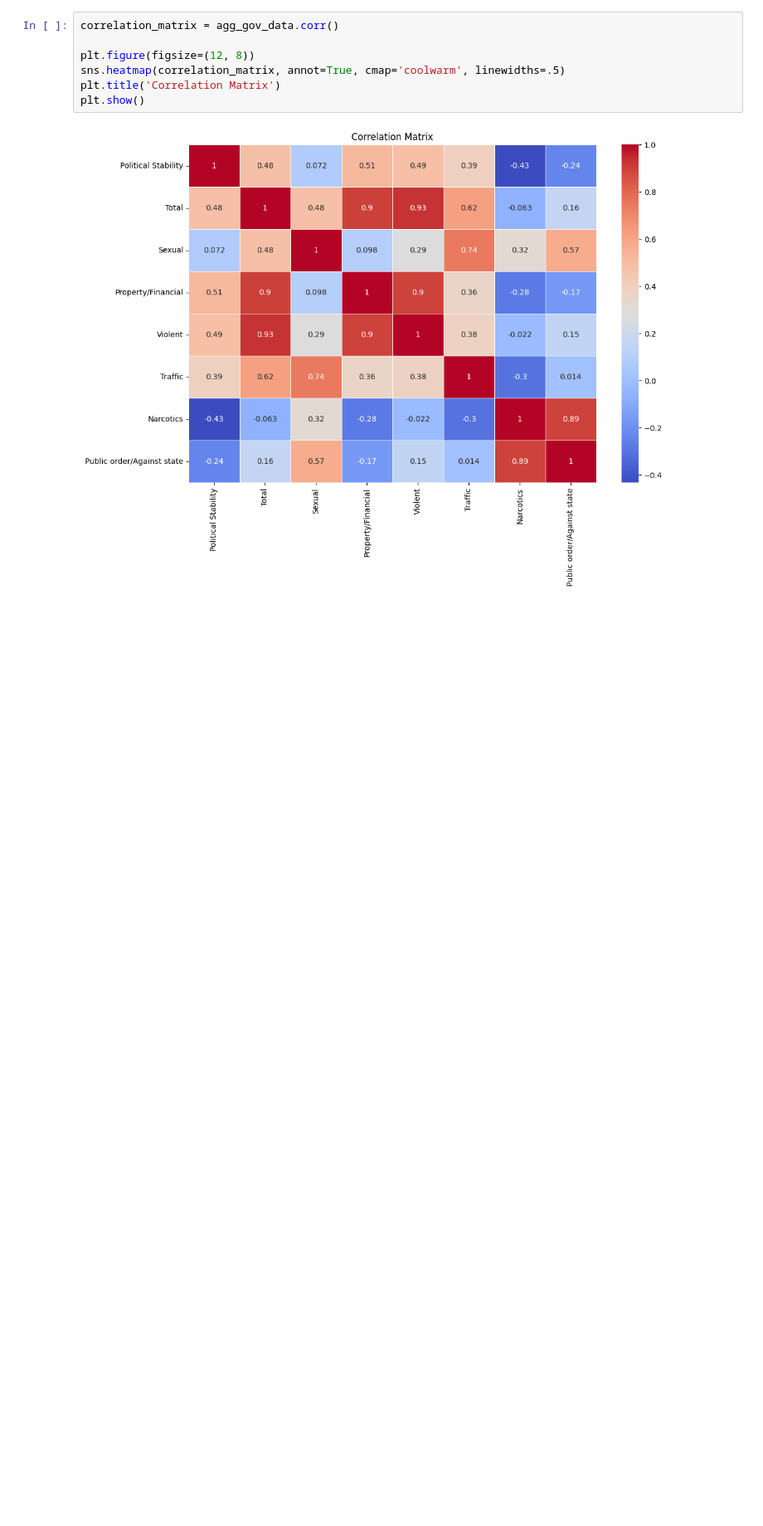
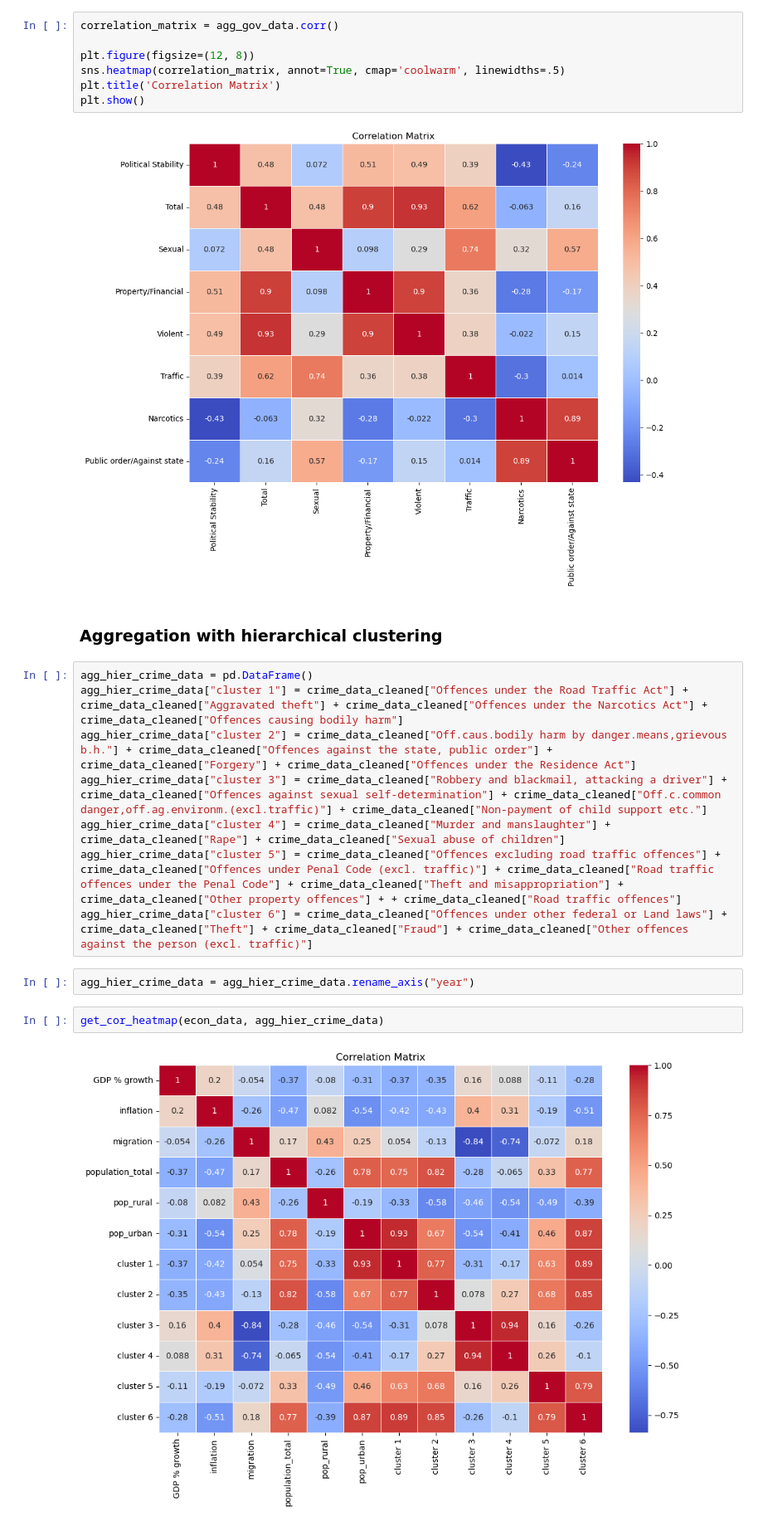
Before and after one commit to moktayoglu/2024-01-GermanCrimeAnalysis, a Jupyter notebook: exp/Correlation_Analysis.ipynb, the cells around one changed output. Shown at 83% size. Saved outputs shown, nothing was run; the diff lists cells and outputs as text; blank space fills up the shorter version.

```diff
--- a/exp/Correlation_Analysis.ipynb
+++ b/exp/Correlation_Analysis.ipynb
@@ -323,3 +304,19 @@ plt.title('Correlation Matrix')
 plt.show()
 # %% [output]
 [figure]
+# %% [markdown]
+### Aggregation with hierarchical clustering
+# %%
+agg_hier_crime_data = pd.DataFrame()
+agg_hier_crime_data["cluster 1"] = crime_data_cleaned["Offences under the Road Traffic Act"] + crime_data_cleaned["Aggravated theft"] + crime_data_cleaned["Offences under the Narcotics Act"] + crime_data_cleaned["Offences causing bodily harm"]
+agg_hier_crime_data["cluster 2"] = crime_data_cleaned["Off.caus.bodily harm by danger.means,grievous b.h."] + crime_data_cleaned["Offences against the state, public order"] + crime_data_cleaned["Forgery"] + crime_data_cleaned["Offences under the Residence Act"]
+agg_hier_crime_data["cluster 3"] = crime_data_cleaned["Robbery and blackmail, attacking a driver"] + crime_data_cleaned["Offences against sexual self-determination"] + crime_data_cleaned["Off.c.common danger,off.ag.environm.(excl.traffic)"] + crime_data_cleaned["Non-payment of child support etc."]
+agg_hier_crime_data["cluster 4"] = crime_data_cleaned["Murder and manslaughter"] + crime_data_cleaned["Rape"] + crime_data_cleaned["Sexual abuse of children"]
+agg_hier_crime_data["cluster 5"] = crime_data_cleaned["Offences excluding road traffic offences"] + crime_data_cleaned["Offences under Penal Code (excl. traffic)"] + crime_data_cleaned["Road traffic offences under the Penal Code"] + crime_data_cleaned["Theft and misappropriation"] + crime_data_cleaned["Other property offences"] + + crime_data_cleaned["Road traffic offences"]
+agg_hier_crime_data["cluster 6"] = crime_data_cleaned["Offences under other federal or Land laws"] + crime_data_cleaned["Theft"] + crime_data_cleaned["Fraud"] + crime_data_cleaned["Other offences against the person (excl. traffic)"]
+# %%
+agg_hier_crime_data = agg_hier_crime_data.rename_axis("year")
+# %%
+get_cor_heatmap(econ_data, agg_hier_crime_data)
+# %% [output]
+[figure, added]
```
Also changed, not shown: parts of 19 cells of this notebook, 1 other file.
